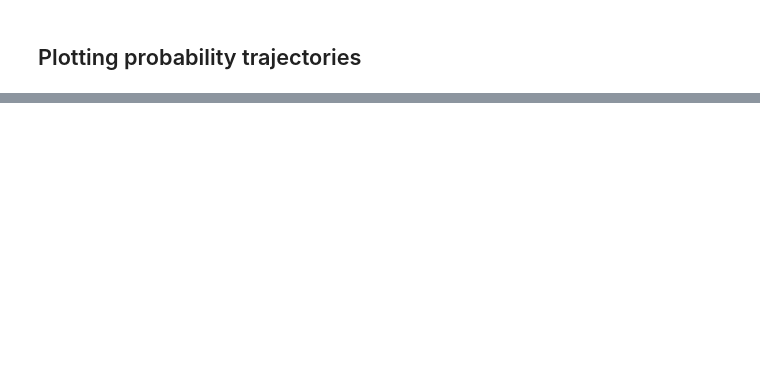
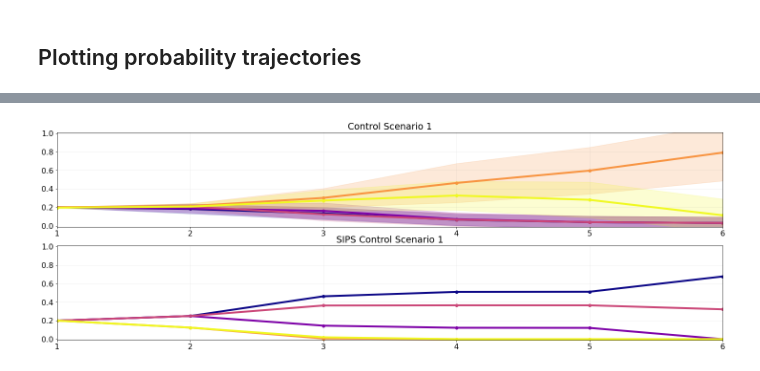
Before and after one commit to gzlin7/block-words-web, a Jupyter notebook: Mturks_results/result_analysis.ipynb, the cells around one changed output, grey strips where cells are left out. Cells and saved outputs as stored; diff of their text form; code cells hidden in the pictures; blank space fills up the shorter version.

```diff
--- a/Mturks_results/result_analysis.ipynb
+++ b/Mturks_results/result_analysis.ipynb
@@ -266,0 +391,40 @@ for key, entry in results.items():
+# %%
+plot_exp = ['0_1']
+# , '1_1', '2_1', '3_1', '4_4']
+# plot_exp = predictions_dict_cleaned.keys()
+
+for exp in plot_exp:
+    fig, axs = plt.subplots(2, 1, figsize=[25,8])
+    huma_data = predictions_dict_cleaned[exp]
+    mean_array = np.array([0,0,0,0,0])
+    std_array = np.array([0,0,0,0,0])
+    for step, data in huma_data.items():
+        goals_probs = pd.DataFrame.from_dict(data, orient='columns', dtype=None, columns=None)
+        goals_probs = goals_probs[['goal_probs_0', 'goal_probs_1', 'goal_probs_2', 'goal_probs_3', 'goal_probs_4']].values
+        mean = np.mean(goals_probs, axis=0)
+        std = np.std(goals_probs, axis=0)
+        mean_array = np.vstack([mean_array, mean])
+        std_array = np.vstack([std_array, std])
+    mean_array = mean_array[1:]
+    std_array = std_array[1:]
+    for i in range(mean_array.shape[1]):
+        axs[0].plot(range(1, mean_array.shape[0]+1), mean_array[:,i], color=goal_colors[i], linewidth=4)
+        axs[0].scatter(range(1, mean_array.shape[0]+1), mean_array[:,i], color=goal_colors[i])
+        axs[0].fill_between(range(1, mean_array.shape[0]+1), mean_array[:,i] - std_array[:,i], mean_array[:,i] + std_array[:,i], color=goal_colors[i], alpha=0.2)
+    title = exp.split("_")
+    axs[0].set_title("{0} Scenario {1}".format(categories[int(title[0])], title[1]))
+    axs[0].grid(color='gray', linestyle='-', linewidth=0.5, alpha=0.2)
+    axs[0].set_ylim([-0.01,1.01])
+    axs[0].set_xlim([1,mean_array.shape[0]])
+    for i in range(sips_mean_array.shape[1]):
+        axs[1].plot(range(1, sips_mean_array.shape[0]+1), sips_mean_array[:,i], color=goal_colors[i], linewidth=4)
+        axs[1].scatter(range(1, sips_mean_array.shape[0]+1), sips_mean_array[:,i], color=goal_colors[i])
+    title = exp.split("_")
+    axs[1].set_title("SIPS {0} Scenario {1}".format(categories[int(title[0])], title[1]))
+    axs[1].grid(color='gray', linestyle='-', linewidth=0.5, alpha=0.2)
+    axs[1].set_ylim([-0.01,1.01])
+    axs[1].set_xlim([1,mean_array.shape[0]])
+    fig.savefig('plots/prob_traj_{}.png'.format(exp), dpi=400)
+    ## Include SIPS inference in axis 2
+# %% [output]
+[figure, added]
```
Also changed, not shown: parts of 12 cells of this notebook.
